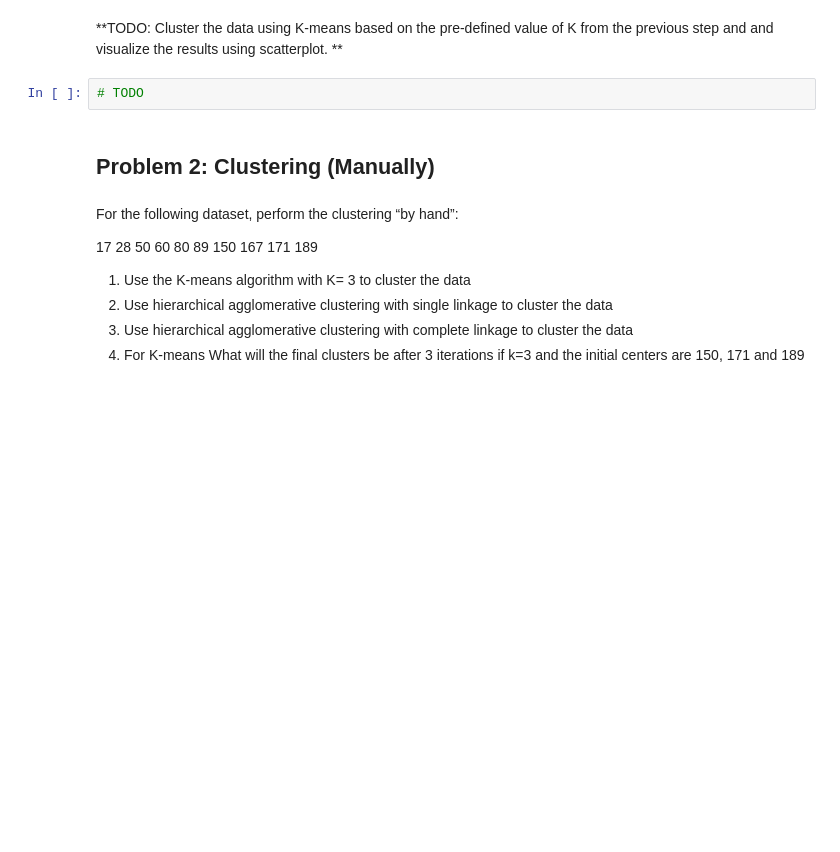
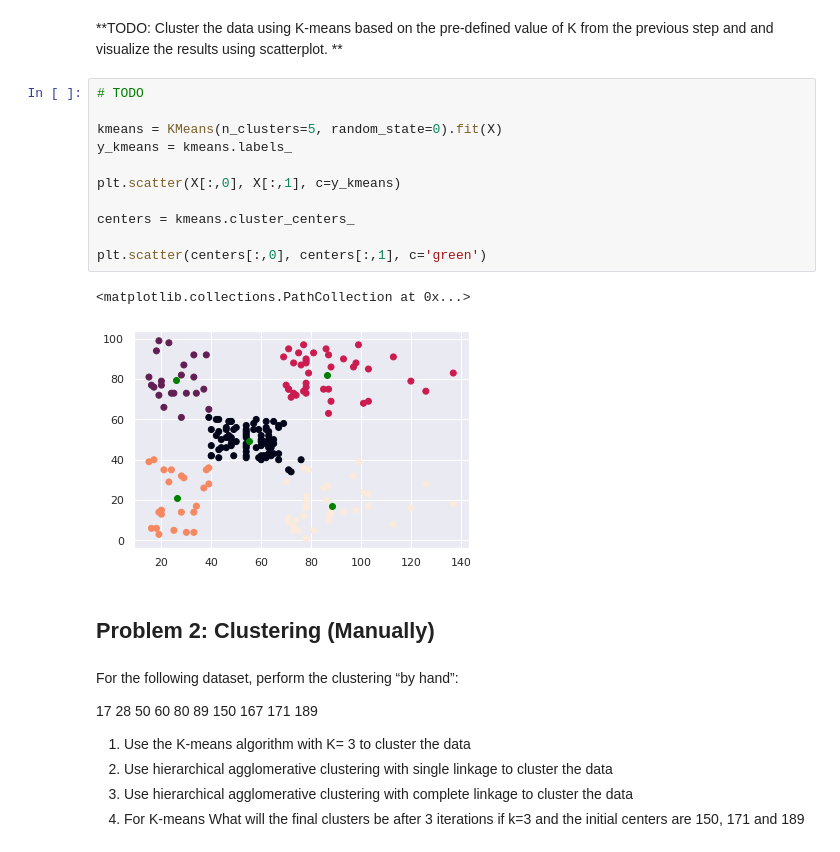
Before and after one commit to AnoVando/MSIS, a Jupyter notebook: MSIS522_Assignment3.ipynb, the cells around one changed output. Saved outputs shown, nothing was run; the diff lists cells and outputs as text; blank space fills up the shorter version.

```diff
--- a/MSIS522_Assignment3.ipynb
+++ b/MSIS522_Assignment3.ipynb
@@ -115,7 +107,19 @@ plt.show()
 # %% [markdown]
 **TODO: Cluster the data using K-means based on the pre-defined value of K from the previous step and and visualize the results using scatterplot. **
-# %%
-# TODO
+# %%
+# TODO
+
+kmeans = KMeans(n_clusters=5, random_state=0).fit(X)
+y_kmeans = kmeans.labels_
+
+plt.scatter(X[:,0], X[:,1], c=y_kmeans)
+
+centers = kmeans.cluster_centers_
+
+plt.scatter(centers[:,0], centers[:,1], c='green')
+# %% [output]
+<matplotlib.collections.PathCollection at 0x...>
+[figure, added]
 # %% [markdown]
 ## Problem 2: Clustering (Manually)
 # %% [markdown]
```
Also changed, not shown: parts of 2 cells of this notebook.
